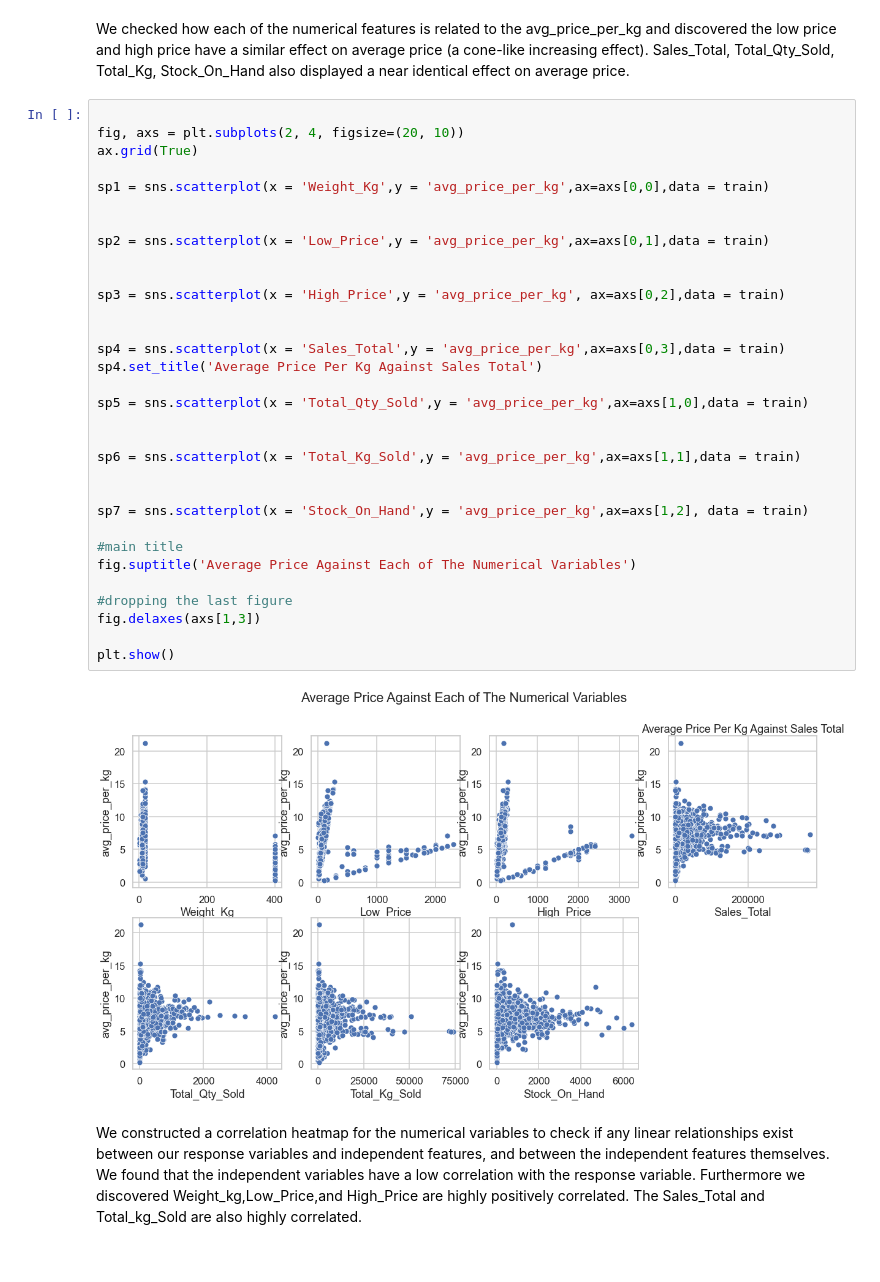
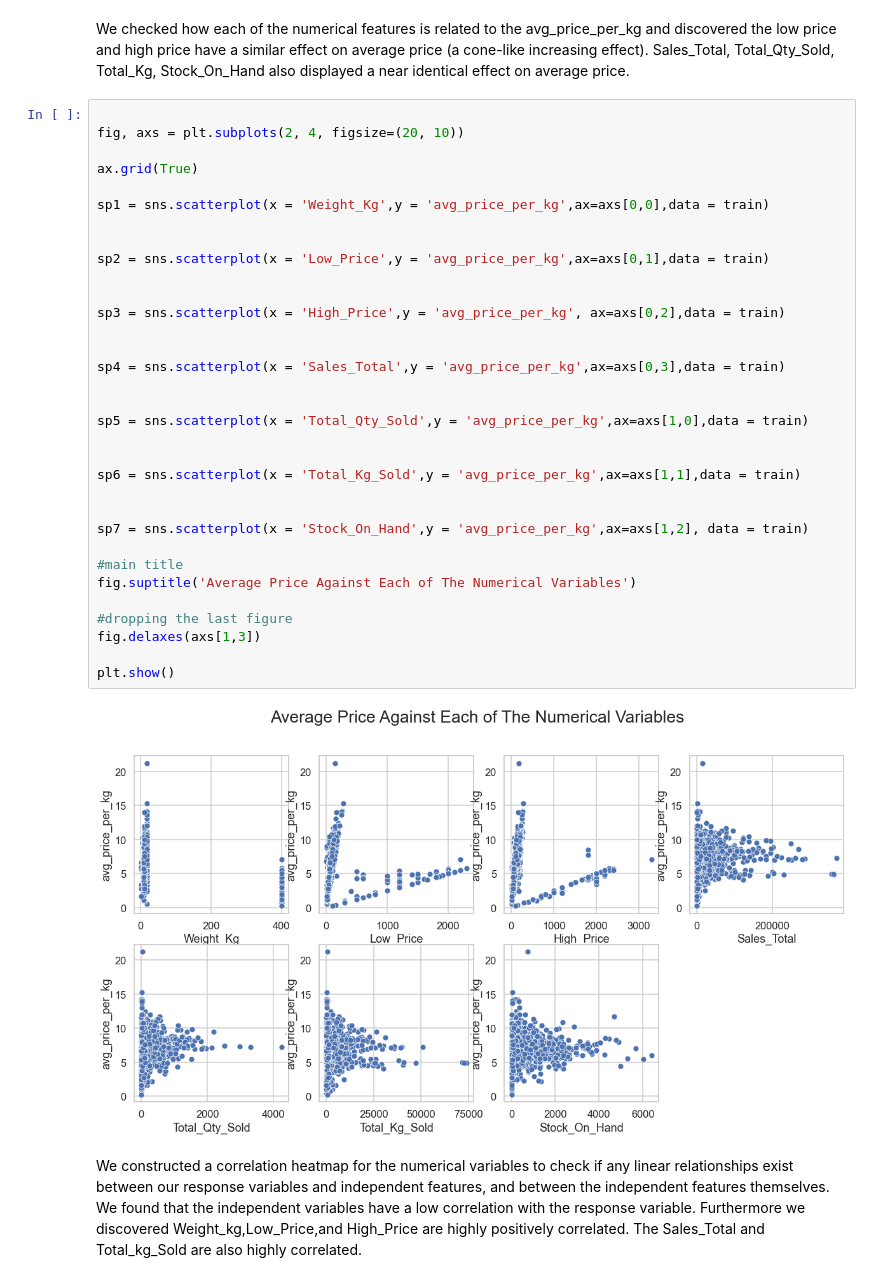
Before and after one commit to nkonyanihlulani/Team_7_regression, a Jupyter notebook: team_7.ipynb, the cells around one changed output. Cells and saved outputs as stored; diff of their text form.

Commit message:
Fixed visuals

```diff
--- a/team_7.ipynb
+++ b/team_7.ipynb
@@ -227,37 +227,38 @@ We checked how each of the numerical features is related to the avg_price_per_kg
 # %%
 
 fig, axs = plt.subplots(2, 4, figsize=(20, 10))
+
 ax.grid(True)
 
 sp1 = sns.scatterplot(x = 'Weight_Kg',y = 'avg_price_per_kg',ax=axs[0,0],data = train)
 
 
 sp2 = sns.scatterplot(x = 'Low_Price',y = 'avg_price_per_kg',ax=axs[0,1],data = train)
 
 
 sp3 = sns.scatterplot(x = 'High_Price',y = 'avg_price_per_kg', ax=axs[0,2],data = train)
 
 
 sp4 = sns.scatterplot(x = 'Sales_Total',y = 'avg_price_per_kg',ax=axs[0,3],data = train)
-sp4.set_title('Average Price Per Kg Against Sales Total')
+
 
 sp5 = sns.scatterplot(x = 'Total_Qty_Sold',y = 'avg_price_per_kg',ax=axs[1,0],data = train)
 
 
 sp6 = sns.scatterplot(x = 'Total_Kg_Sold',y = 'avg_price_per_kg',ax=axs[1,1],data = train)
 
 
 sp7 = sns.scatterplot(x = 'Stock_On_Hand',y = 'avg_price_per_kg',ax=axs[1,2], data = train)
 
 #main title
 fig.suptitle('Average Price Against Each of The Numerical Variables')
 
 #dropping the last figure
 fig.delaxes(axs[1,3])
 
 plt.show()
 # %% [output]
-[figure, old version]
+[figure, new version]
 # %% [markdown]
 We constructed a correlation heatmap for the numerical variables to check if any linear relationships exist between our response variables and independent features, and between the independent features themselves. We found that the independent variables have a low correlation with the response variable. Furthermore we discovered Weight_kg,Low_Price,and High_Price are highly positively correlated. The Sales_Total and Total_kg_Sold are also highly correlated.
 # %%
```
Also changed, not shown: parts of 1 cell of this notebook.
